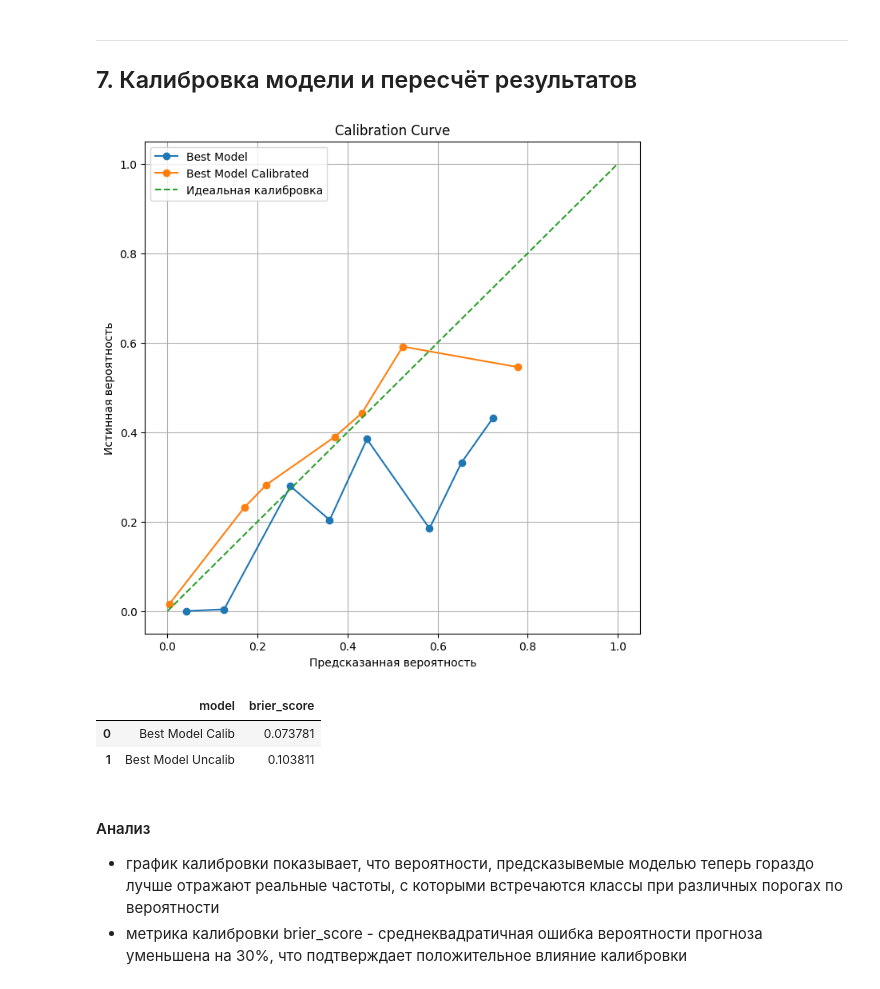
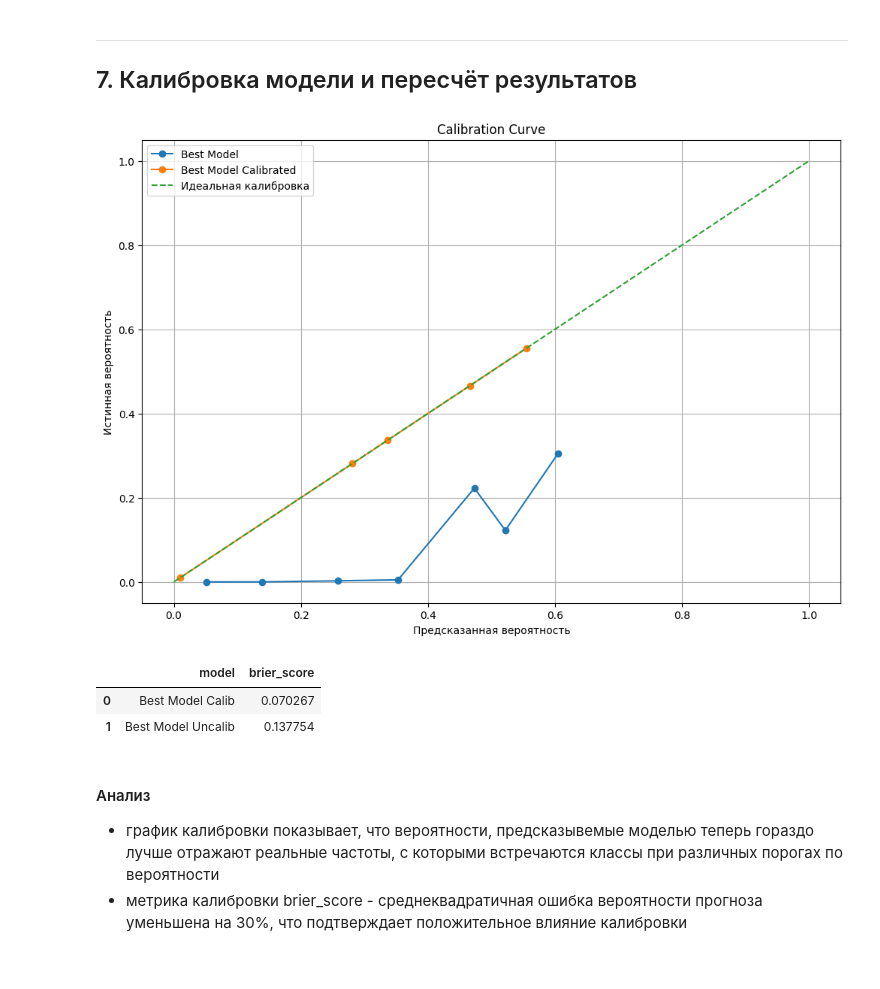
Before and after one commit to Plakhotniuk/practicum_ds, a Jupyter notebook: ml/random_forest/project.ipynb, the cells around one changed output. Drawn from its saved outputs; the diff is of its cells as text; code cells hidden in the pictures.

```diff
--- a/ml/random_forest/project.ipynb
+++ b/ml/random_forest/project.ipynb
@@ -703,7 +861,7 @@ mortgage_presence
 df_result = df_result.merge(mortgage_presence, on='ID', how='left', validate='many_to_one')
 df_result['наличие_ипотеки'] = (
     df_result['дата_открытия'].notna()
-    & df_result['дата_открытия'].lt(df_result['score_date'])
+    & df_result['дата_открытия'].le(df_result['score_date'])
 ).astype('int8')
 df_result = df_result.drop(columns='дата_открытия')
 df_result
@@ -921 +1157,7 @@ dtypes: datetime64[ns](1), float64(25), int64(2), int8(2), object(2)
 memory usage: 77.2+ MB
+# %%
+# убираем пропуски
+init_len = len(df_result)
+df_result = df_result.dropna()
+result_len = len(df_result)
+print('Потери при очистке от пропусков (%)', (init_len - result_len) / init_len * 100 )
@@ -1816,7 +2041,6 @@ best_model = RandomForestClassifier(**study_random_forest.best_params, random_st
 # %%
 def plot_calibration_curve(y_true, y_probas: list, names: list[str], n_bins=10, title='Calibration Curve'):
     """Построение калибровочной кривой"""
-    plt.figure(figsize=(8, 8))
 
     for y_proba, name in zip(y_probas, names):
         prob_true, prob_pred = calibration_curve(y_true, y_proba, n_bins=n_bins)
@@ -1877,17 +2106,17 @@ best_model_preprocessor, best_model, best_model_calibrated = get_calibrated_mode
 # %%
-X_test_prep = best_model_preprocessor.transform(X_test)
+X_calib_prep = best_model_preprocessor.transform(X_calib)
 
-y_test_proba_calibrated = best_model_calibrated.predict_proba(X_test_prep)[:, 1]
+y_calib_proba_calibrated = best_model_calibrated.predict_proba(X_calib_prep)[:, 1]
 
-y_test_proba = best_model.predict_proba(X_test_prep)[:, 1]
+y_calib_proba = best_model.predict_proba(X_calib_prep)[:, 1]
 # %%
 plot_calibration_curve(
-    y_test,
-    [y_test_proba, y_test_proba_calibrated],
+    y_calib,
+    [y_calib_proba, y_calib_proba_calibrated],
     names=['Best Model', 'Best Model Calibrated'],
     n_bins=10
 )
 # %% [output]
-[figure, old version]
+[figure, new version]
 # %%
 model_probabilities = {
@@ -1896,13 +2125,13 @@ model_probabilities = {
 }
 # %%
 get_calib_metrics(
-    y_test,
+    y_calib,
     model_probabilities,
 )
 # %% [output]
 |  | model | brier_score |
-| 0 | Best Model Calib | 0.073781 |
-| 1 | Best Model Uncalib | 0.103811 |
+| 0 | Best Model Calib | 0.070267 |
+| 1 | Best Model Uncalib | 0.137754 |
 # %% [markdown]
 #### Анализ
 
```
Also changed, not shown: parts of 108 cells of this notebook.
